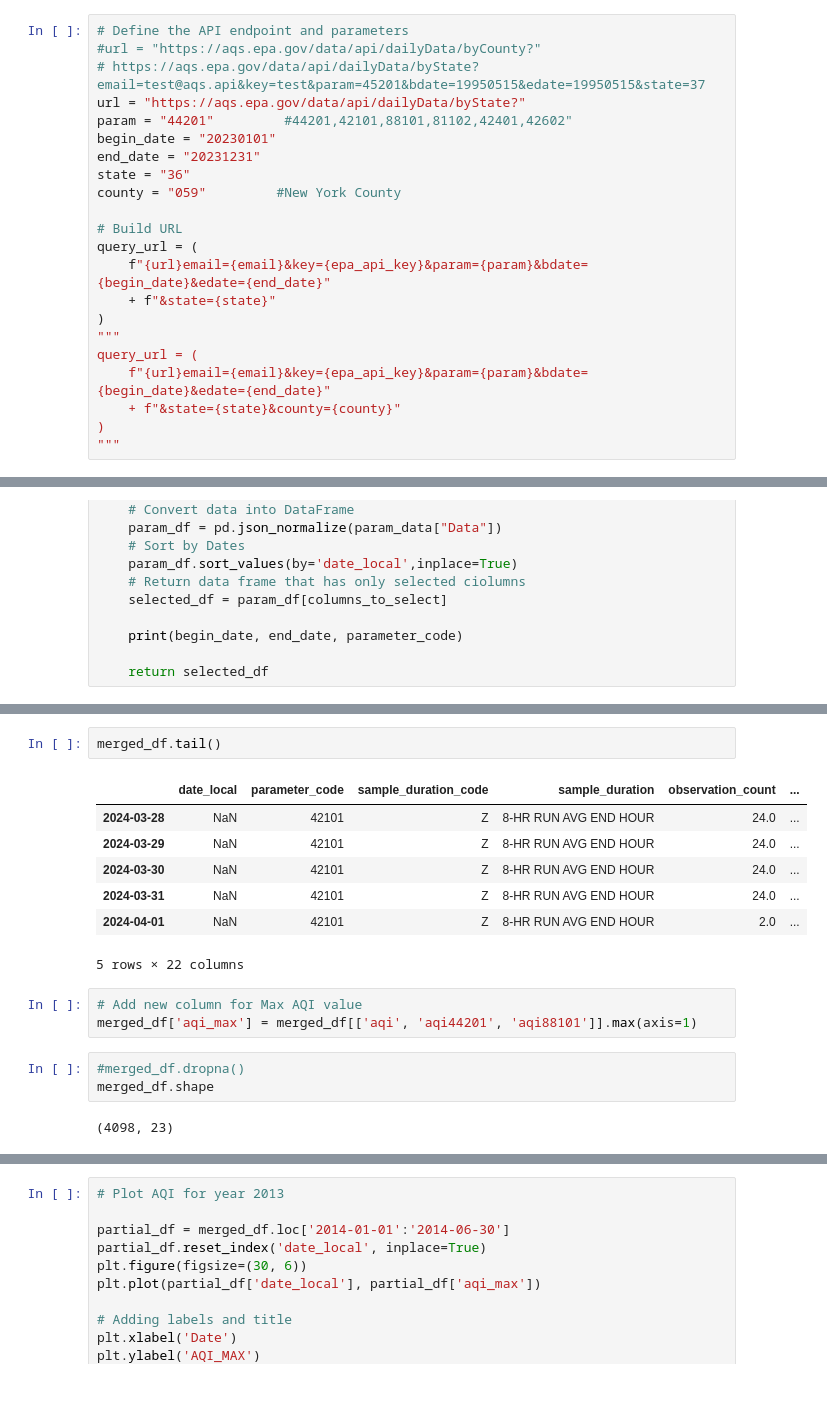
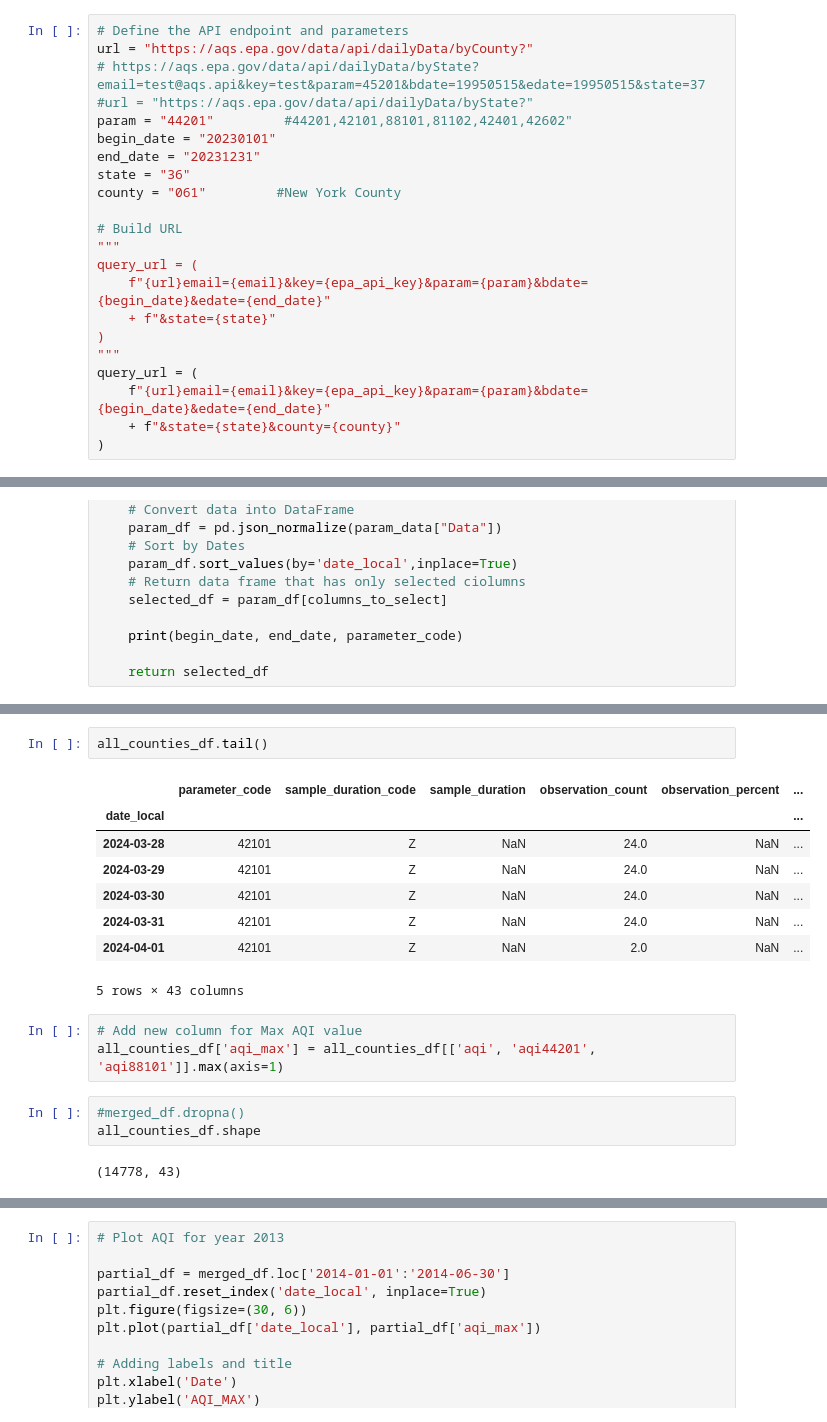
Before and after one commit to ChristineChung/AQI-Avengers-Project2-Group4, a Jupyter notebook: Main.ipynb, the cells around one changed output, grey strips where cells are left out. Cells and saved outputs as stored; diff of their text form; blank space fills up the shorter version.

Commit message:
added new notebook for data extract by State

```diff
--- a/Main.ipynb
+++ b/Main.ipynb
@@ -51,16 +51,17 @@ County codes used:
 88502 - Acceptable PM2.5 AQI & Speciation Mass (has data but dropna removes all records)
 # %%
 # Define the API endpoint and parameters
-#url = "https://aqs.epa.gov/data/api/dailyData/byCounty?"
+url = "https://aqs.epa.gov/data/api/dailyData/byCounty?"
 # https://aqs.epa.gov/data/api/dailyData/byState?email=test@aqs.api&key=test&param=45201&bdate=19950515&edate=19950515&state=37
-url = "https://aqs.epa.gov/data/api/dailyData/byState?"
+#url = "https://aqs.epa.gov/data/api/dailyData/byState?"
 param = "44201"         #44201,42101,88101,81102,42401,42602"
 begin_date = "20230101"
 end_date = "20231231"
 state = "36"
-county = "059"         #New York County
+county = "061"         #New York County
 
 # Build URL
+"""
 query_url = (
     f"{url}email={email}&key={epa_api_key}&param={param}&bdate={begin_date}&edate={end_date}"
     + f"&state={state}"
@@ -70,4 +71,3 @@ query_url = (
     f"{url}email={email}&key={epa_api_key}&param={param}&bdate={begin_date}&edate={end_date}"
     + f"&state={state}&county={county}"
 )
-"""
@@ -287,19 +318,20 @@ KeyError: 'Data'
 # %%
-merged_df.tail()
+all_counties_df.tail()
 # %% [output]
-|  | date_local | parameter_code | sample_duration_code | sample_duration | observation_count | ... |
-| 2024-03-28 | NaN | 42101 | Z | 8-HR RUN AVG END HOUR | 24.0 | ... |
-| 2024-03-29 | NaN | 42101 | Z | 8-HR RUN AVG END HOUR | 24.0 | ... |
-| 2024-03-30 | NaN | 42101 | Z | 8-HR RUN AVG END HOUR | 24.0 | ... |
-| 2024-03-31 | NaN | 42101 | Z | 8-HR RUN AVG END HOUR | 24.0 | ... |
-| 2024-04-01 | NaN | 42101 | Z | 8-HR RUN AVG END HOUR | 2.0 | ... |
+|  | parameter_code | sample_duration_code | sample_duration | observation_count | observation_percent | ... |
+| date_local |  |  |  |  |  | ... |
+| 2024-03-28 | 42101 | Z | NaN | 24.0 | NaN | ... |
+| 2024-03-29 | 42101 | Z | NaN | 24.0 | NaN | ... |
+| 2024-03-30 | 42101 | Z | NaN | 24.0 | NaN | ... |
+| 2024-03-31 | 42101 | Z | NaN | 24.0 | NaN | ... |
+| 2024-04-01 | 42101 | Z | NaN | 2.0 | NaN | ... |
-5 rows × 22 columns
+5 rows × 43 columns
 # %%
 # Add new column for Max AQI value
-merged_df['aqi_max'] = merged_df[['aqi', 'aqi44201', 'aqi88101']].max(axis=1)
+all_counties_df['aqi_max'] = all_counties_df[['aqi', 'aqi44201', 'aqi88101']].max(axis=1)
 # %%
 #merged_df.dropna()
-merged_df.shape
+all_counties_df.shape
 # %% [output]
-(4098, 23)
+(14778, 43)
 # %%
```
Also changed, not shown: parts of 12 cells of this notebook, 3 other files.
